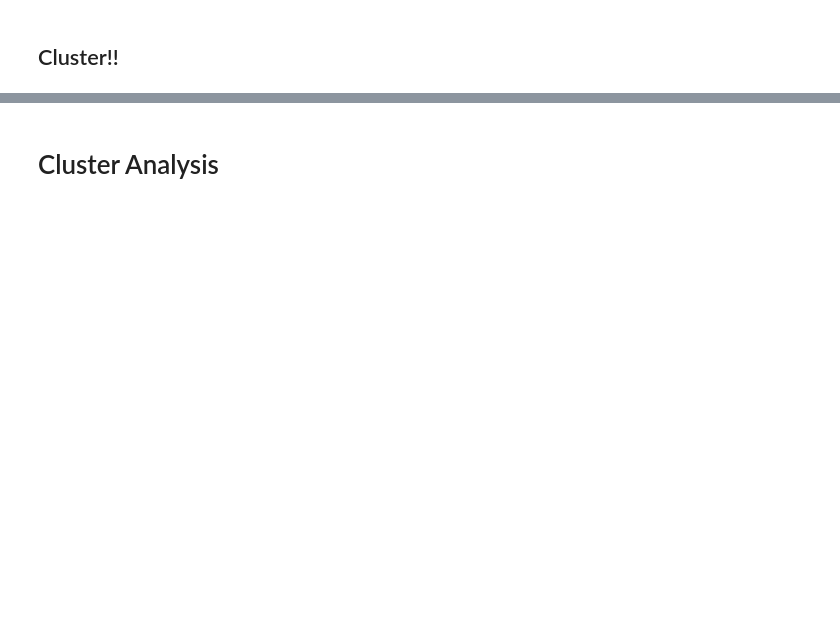
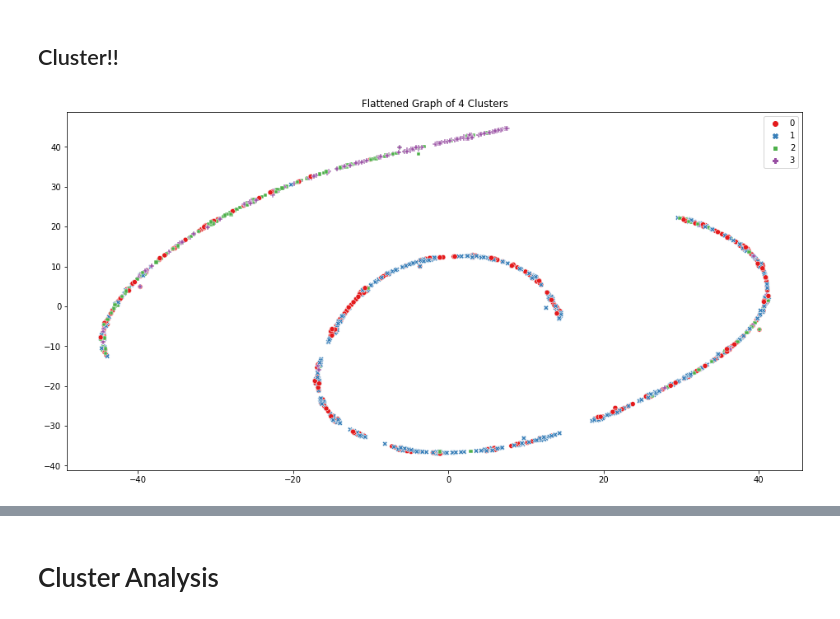
Before and after one commit to hammamnash/LRFM-Kmeans-Clustering, a Jupyter notebook: TA Hammam Clustering.ipynb, the cells around one changed output, grey strips where cells are left out. Saved outputs shown, nothing was run; the diff lists cells and outputs as text; code cells hidden in the pictures; blank space fills up the shorter version.

```diff
--- a/TA Hammam Clustering.ipynb
+++ b/TA Hammam Clustering.ipynb
@@ -359,18 +532,8 @@ def kmeans(normalised_df_lrfm, clusters_number, original_df_lrfm):
 # %%
 #Scatter Plot
-plt.figure(figsize=(12, 15))
-
-plt.subplot(4, 1, 1)
+plt.figure(figsize=(16, 8))
 df_lrfm_k4 = kmeans(norm_lrfm, 4, lrfm)
 
-plt.subplot(4, 1, 2)
-df_lrfm_k5 = kmeans(norm_lrfm, 5, lrfm)
-
-plt.subplot(4, 1, 3)
-df_lrfm_k6 = kmeans(norm_lrfm, 6, lrfm)
-
-plt.subplot(4, 1, 4)
-df_lrfm_k7 = kmeans(norm_lrfm, 7, lrfm)
-
-plt.tight_layout()
-plt.savefig('Grafik/Cluster-flattened.png', format='png', dpi=300)
+plt.savefig('Grafik/Cluster_is_4-flattened.png', format='png', dpi=300)
+# %% [output]
+[figure, added]
```
Also changed, not shown: parts of 46 cells of this notebook.
